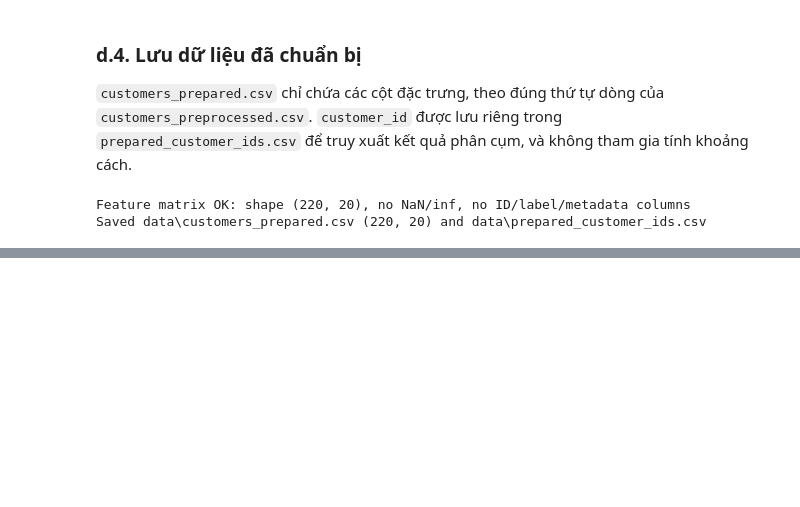
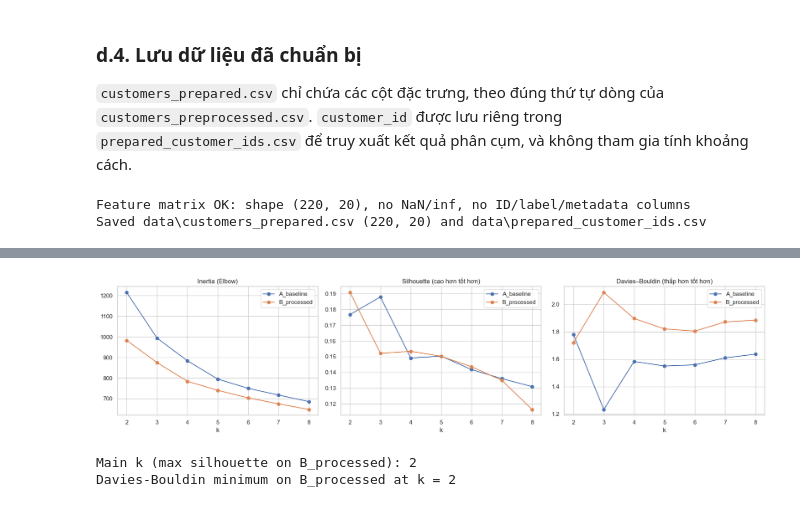
Before and after one commit to Longkyoladn/Datamining-, a Jupyter notebook: customer_segmentation/notebooks/customer_segmentation.ipynb, the cells around one changed output, grey strips where cells are left out. Drawn from its saved outputs; the diff is of its cells as text; code cells hidden in the pictures; blank space fills up the shorter version.

```diff
--- a/customer_segmentation/notebooks/customer_segmentation.ipynb
+++ b/customer_segmentation/notebooks/customer_segmentation.ipynb
@@ -1835,7 +1839,8 @@ assert set(MODEL_NUMERIC_FEATURES) | set(DROPPED_FEATURES) == set(NUMERIC_FEATUR
 
 def transform_numeric(df):
     numeric = df[MODEL_NUMERIC_FEATURES].astype(float).copy()
-    numeric[LOG_FEATURES] = np.log1p(numeric[LOG_FEATURES])
+    # log1p không xác định với x <= -1; cắt dưới tại 0 (không ảnh hưởng dữ liệu đã tiền xử lý vì không còn giá trị âm).
+    numeric[LOG_FEATURES] = np.log1p(numeric[LOG_FEATURES].clip(lower=0))
     return numeric.rename(columns={c: f"log_{c}" for c in LOG_FEATURES})
 
 
@@ -2057,0 +2156,20 @@ Saved data\customers_prepared.csv (220, 20) and data\prepared_customer_ids.csv
+# %%
+def fit_kmeans(X, k):
+    model = KMeans(n_clusters=k, **KMEANS_PARAMS).fit(X)
+    labels = model.labels_
+    return model, {
+        "k": k,
+        "inertia": model.inertia_,
+        "silhouette": silhouette_score(X, labels),
+        "davies_bouldin": davies_bouldin_score(X, labels),
+        "cluster_sizes": "/".join(map(str, sorted(np.bincount(labels), reverse=True))),
+        "min_cluster_size": int(np.bincount(labels).min()),
+    }
+
+
+k_survey = pd.DataFrame([
+    {"branch": branch, **fit_kmeans(X, k)[1]}
+    for branch, X in branch_matrices.items() for k in K_RANGE
+])
+k_survey.to_csv(RESULT_DIR / "k_selection.csv", index=False)
+k_survey.round(4)
@@ -2057,0 +2192,23 @@ Saved data\customers_prepared.csv (220, 20) and data\prepared_customer_ids.csv
+# %%
+fig, axes = plt.subplots(1, 3, figsize=(18, 4.5))
+for branch, group in k_survey.groupby("branch"):
+    for ax, metric in zip(axes, ["inertia", "silhouette", "davies_bouldin"]):
+        ax.plot(group["k"], group[metric], marker="o", label=branch)
+titles = ["Inertia (Elbow)", "Silhouette (cao hơn tốt hơn)", "Davies–Bouldin (thấp hơn tốt hơn)"]
+for ax, title in zip(axes, titles):
+    ax.set_title(title)
+    ax.set_xlabel("k")
+    ax.legend()
+fig.tight_layout()
+fig.savefig(FIGURE_DIR / "e_k_selection.png", dpi=150)
+plt.show()
+
+processed_survey = k_survey[k_survey["branch"] == "B_processed"].set_index("k")
+K_MAIN = int(processed_survey["silhouette"].idxmax())
+K_DESIGN = 4
+print(f"Main k (max silhouette on B_processed): {K_MAIN}")
+print(f"Davies-Bouldin minimum on B_processed at k = {int(processed_survey['davies_bouldin'].idxmin())}")
+# %% [output]
+[figure, added]
+Main k (max silhouette on B_processed): 2
+Davies-Bouldin minimum on B_processed at k = 2
```
Also changed, not shown: parts of 30 cells of this notebook, 6 other files.
